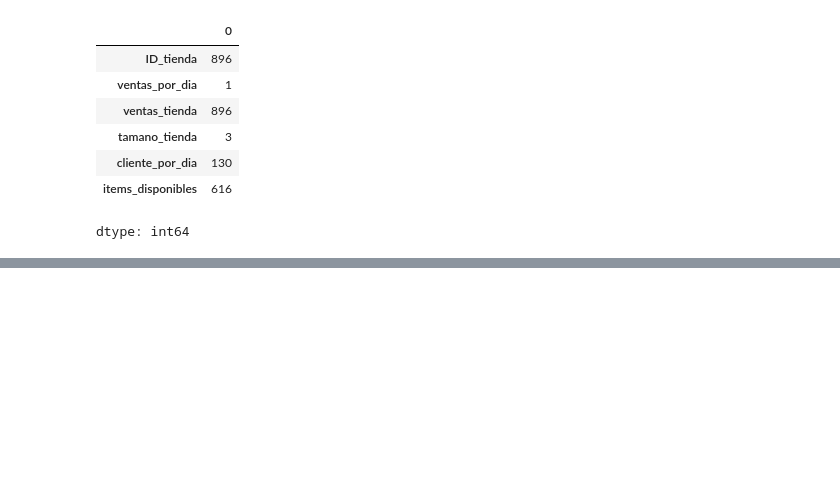
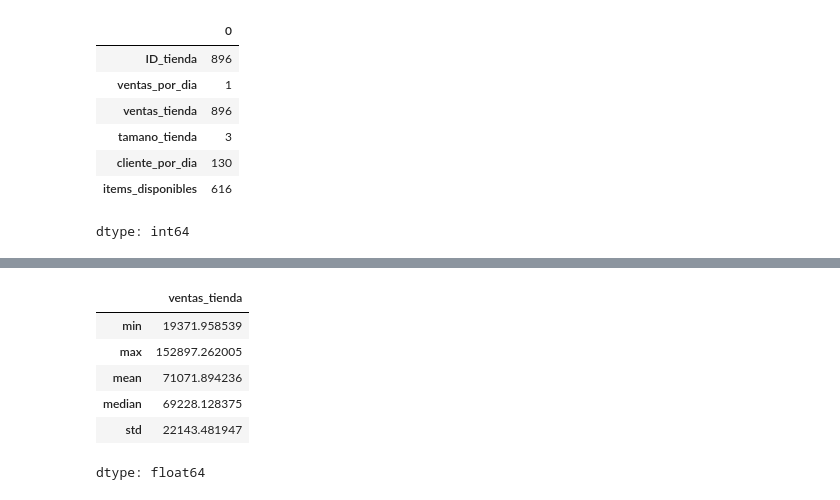
Before and after one commit to Mjdiazri/Code7Days, a Jupyter notebook: Ejercicio_promt_python_dataScience.ipynb, the cells around one changed output, grey strips where cells are left out. Drawn from its saved outputs; the diff is of its cells as text; code cells hidden in the pictures; blank space fills up the shorter version.

```diff
--- a/Ejercicio_promt_python_dataScience.ipynb
+++ b/Ejercicio_promt_python_dataScience.ipynb
@@ -216,0 +262,11 @@ dtype: int64
+# %%
+# Estadísticas para la columna 'ventas_tienda'
+uf_union['ventas_tienda'].agg(['min', 'max', 'mean', 'median', 'std'])
+# %% [output]
+|  | ventas_tienda |
+| min | 19371.958539 |
+| max | 152897.262005 |
+| mean | 71071.894236 |
+| median | 69228.128375 |
+| std | 22143.481947 |
+dtype: float64
```
Also changed, not shown: parts of 3 cells of this notebook.
